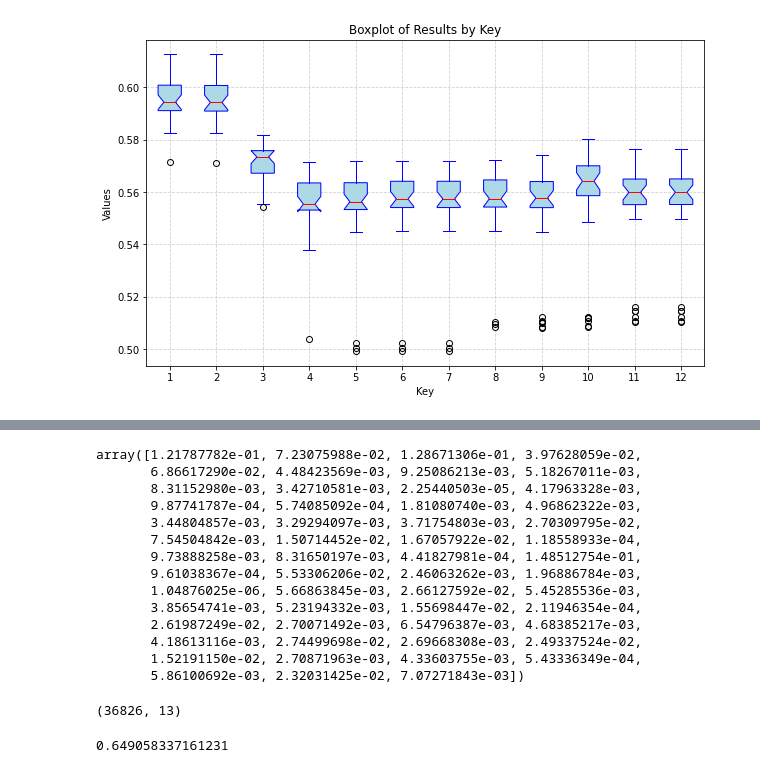
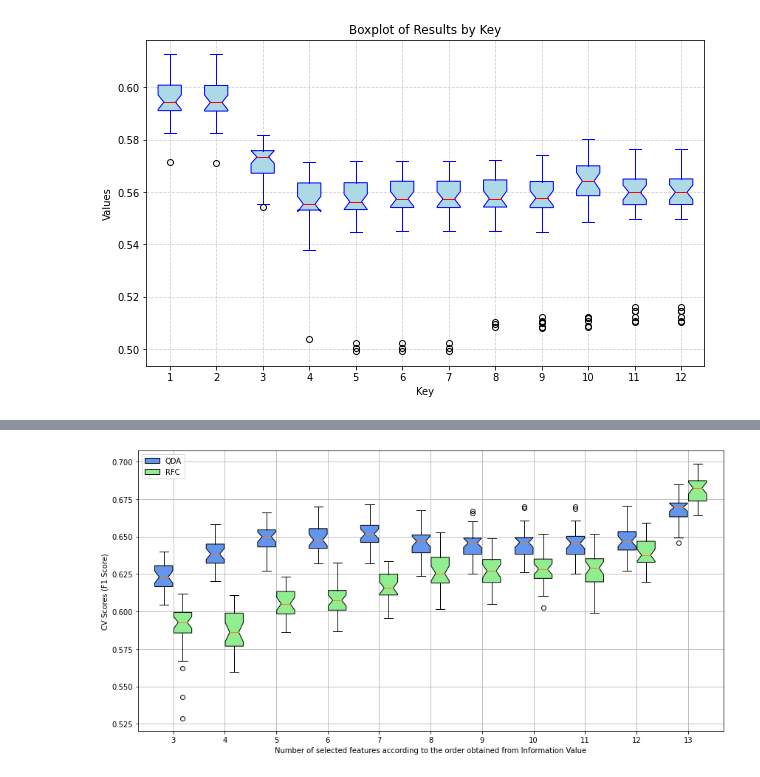
Before and after one commit to Paulina-Iwach/Data_Mining_Project, a Jupyter notebook: classification.ipynb, the cells around one changed output, grey strips where cells are left out. Saved outputs shown, nothing was run; the diff lists cells and outputs as text; code cells hidden in the pictures.

```diff
--- a/classification.ipynb
+++ b/classification.ipynb
@@ -522,4 +499,0 @@ model = RandomForestClassifier(**rfc_best_params)
-# %%
-model.fit(select_columns(X_train, features_ordered), y_train)
-# model.fit(X_train, y_train)
-# select_columns(X_train, ['relationship', 'marital-status','occupation','education','age'])
@@ -539,29 +499,0 @@ f1_score(model.predict(select_columns(X_train, features_ordered)), y_train)
-# %%
-model.feature_importances_
-# %% [output]
-array([1.21787782e-01, 7.23075988e-02, 1.28671306e-01, 3.97628059e-02,
-       6.86617290e-02, 4.48423569e-03, 9.25086213e-03, 5.18267011e-03,
-       8.31152980e-03, 3.42710581e-03, 2.25440503e-05, 4.17963328e-03,
-       9.87741787e-04, 5.74085092e-04, 1.81080740e-03, 4.96862322e-03,
-       3.44804857e-03, 3.29294097e-03, 3.71754803e-03, 2.70309795e-02,
-       7.54504842e-03, 1.50714452e-02, 1.67057922e-02, 1.18558933e-04,
-       9.73888258e-03, 8.31650197e-03, 4.41827981e-04, 1.48512754e-01,
-       9.61038367e-04, 5.53306206e-02, 2.46063262e-03, 1.96886784e-03,
-       1.04876025e-06, 5.66863845e-03, 2.66127592e-02, 5.45285536e-03,
-       3.85654741e-03, 5.23194332e-03, 1.55698447e-02, 2.11946354e-04,
-       2.61987249e-02, 2.70071492e-03, 6.54796387e-03, 4.68385217e-03,
-       4.18613116e-03, 2.74499698e-02, 2.69668308e-03, 2.49337524e-02,
-       1.52191150e-02, 2.70871963e-03, 4.33603755e-03, 5.43336349e-04,
-       5.86100692e-03, 2.32031425e-02, 7.07271843e-03])
-# %%
-from sklearn.feature_selection import SelectFromModel
-
-SelectFromModel(model, prefit=True).transform(X_train).shape
-# %% [output]
-(36826, 13)
-# %%
-model2 = RandomForestClassifier()
-model2.fit(SelectFromModel(model, prefit=True).transform(X_train), y_train)
-f1_score(model2.predict(SelectFromModel(model, prefit=True).transform(X_test)), y_test)
-# %% [output]
-0.649058337161231
@@ -567,0 +650,42 @@ f1_score(model2.predict(SelectFromModel(model, prefit=True).transform(X_test)),
+# %%
+def plot_iv_results(cv_results_min_max, cv_results_standard):
+    fig, ax = plt.subplots(figsize=(12, 6))
+    model_names = list(cv_results_min_max.keys())[2:]
+    # Prepare data for plotting
+    data_min_max = [cv_results_min_max[model] for model in model_names]
+    data_standard = [cv_results_standard[model] for model in model_names]
+    n_models = len(model_names)
+    r = np.arange(n_models)
+    width = 0.35
+
+
+    # Create boxplots for each scaling method
+    bplot1 = ax.boxplot(data_min_max, positions=r-width/2-0.01, widths=width,
+                        patch_artist=True, boxprops=dict(facecolor='cornflowerblue'),
+                        notch=True, labels=model_names)
+
+    bplot2 = ax.boxplot(data_standard, positions=r+width/2+0.01, widths=width,
+                        patch_artist=True, boxprops=dict(facecolor='lightgreen'),
+                        notch=True, labels=[str(name) + '\nStandard' for name in model_names])
+
+    # Add title and labels
+    # ax.set_title('Cross-Validation Score Comparison Among Models')
+    ax.set_ylabel('CV Scores (F1 Score)')
+    ax.set_xlabel('Number of selected features according to the order obtained from Information Value')
+
+    # Customize x-axis labels
+    plt.xticks([x  for x in r], model_names)
+
+    # Adding a custom legend
+    ax.legend([bplot1["boxes"][0], bplot2["boxes"][0]], ['QDA', 'RFC'])
+
+    # Display the plot
+    plt.grid(True)
+    # plt.ylim(0.5, 0.7)
+    plt.tight_layout()
+    plt.savefig('plots/cv_iv_boxplots_closer.pdf')
+    plt.show()
+# %%
+plot_iv_results(qda_iv, rfc_iv)
+# %% [output]
+[figure, added]
```
Also changed, not shown: parts of 13 cells of this notebook, 14 other files.
